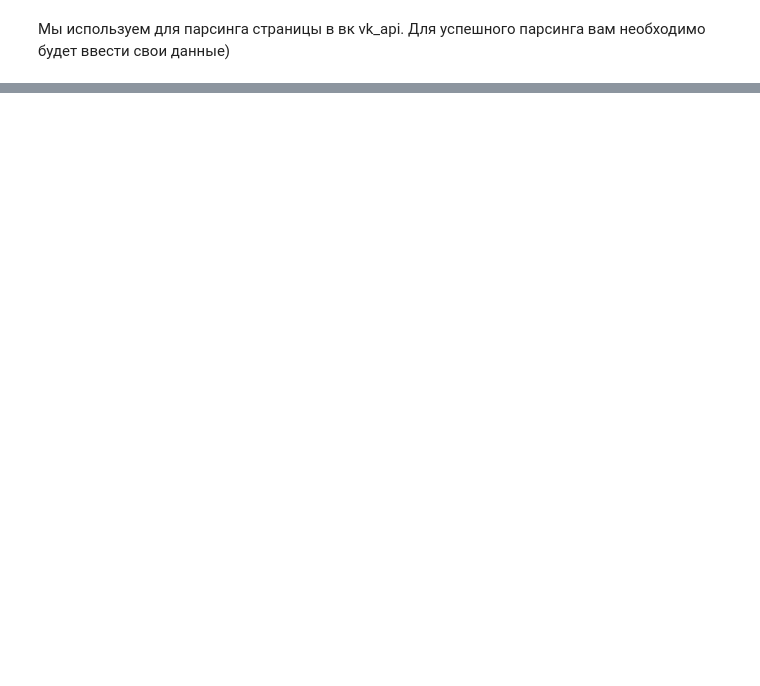
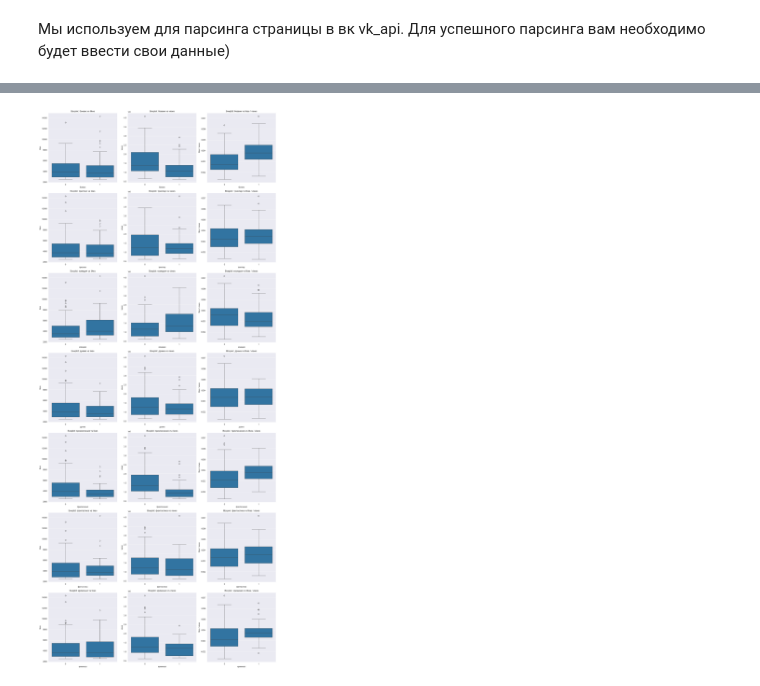
Before and after one commit to vabagd/DS_project_2024, a Jupyter notebook: DS_project_2024_code.ipynb, the cells around one changed output, grey strips where cells are left out. Saved outputs shown, nothing was run; the diff lists cells and outputs as text; code cells hidden in the pictures; blank space fills up the shorter version.

```diff
--- a/DS_project_2024_code.ipynb
+++ b/DS_project_2024_code.ipynb
@@ -227,0 +480,3 @@ sns.pairplot(vis_df);
+# %%
+df_pop = df.loc[df['likes'] > 2500]
+df_pop.count()  # Всего 140 популярных постов
@@ -227,0 +496,4 @@ sns.pairplot(vis_df);
+# %%
+draw_boxplots(x_fields, y_columns, df_pop)
+# %% [output]
+[figure, added]
```
Also changed, not shown: parts of 45 cells of this notebook.
